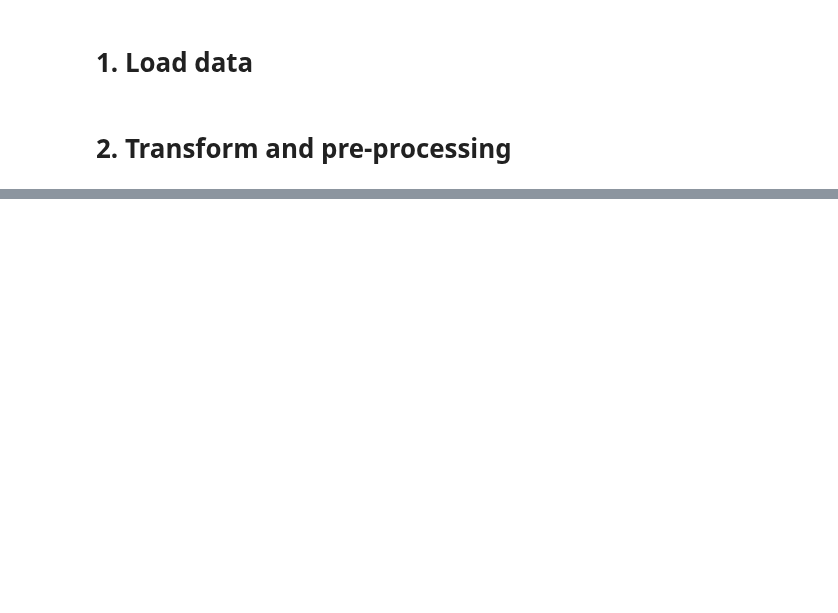
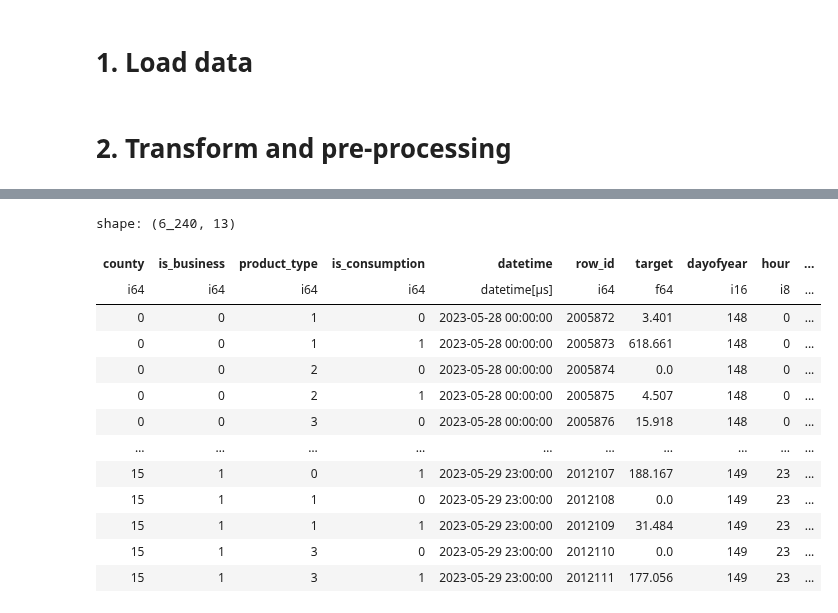
Before and after one commit to dinhtanloc/ads_enfit, a Jupyter notebook: prj2/2.pre-processing/1.pre-processing.ipynb, the cells around one changed output, grey strips where cells are left out. Drawn from its saved outputs; the diff is of its cells as text; code cells hidden in the pictures; blank space fills up the shorter version.

```diff
--- a/prj2/2.pre-processing/1.pre-processing.ipynb
+++ b/prj2/2.pre-processing/1.pre-processing.ipynb
@@ -263,3 +288,30 @@ df_target = pl.concat([df_target, df_new_target]).unique(['datetime', 'county',
+# %%
+df_y = df_test.join(df_new_target, on=['datetime', 'county','is_business','product_type','is_consumption'], how='inner')
+df_y = df_y.with_columns([
+    pl.col("datetime").dt.ordinal_day().alias("dayofyear"),
+    pl.col("datetime").dt.hour().alias("hour"),
+    pl.col("datetime").dt.day().alias("day"),
+    pl.col("datetime").dt.weekday().alias("weekday"),
+    pl.col("datetime").dt.month().alias("month"),
+    pl.col("datetime").dt.year().alias("year")
+])
+
+df_y
+# %% [output]
+shape: (6_240, 13)
+| county | is_business | product_type | is_consumption | datetime | row_id | target | dayofyear | hour | ... |
+| i64 | i64 | i64 | i64 | datetime[μs] | i64 | f64 | i16 | i8 | ... |
+| 0 | 0 | 1 | 0 | 2023-05-28 00:00:00 | 2005872 | 3.401 | 148 | 0 | ... |
+| 0 | 0 | 1 | 1 | 2023-05-28 00:00:00 | 2005873 | 618.661 | 148 | 0 | ... |
+| 0 | 0 | 2 | 0 | 2023-05-28 00:00:00 | 2005874 | 0.0 | 148 | 0 | ... |
+| 0 | 0 | 2 | 1 | 2023-05-28 00:00:00 | 2005875 | 4.507 | 148 | 0 | ... |
+| 0 | 0 | 3 | 0 | 2023-05-28 00:00:00 | 2005876 | 15.918 | 148 | 0 | ... |
+| … | … | … | … | … | … | … | … | … | ... |
+| 15 | 1 | 0 | 1 | 2023-05-29 23:00:00 | 2012107 | 188.167 | 149 | 23 | ... |
+| 15 | 1 | 1 | 0 | 2023-05-29 23:00:00 | 2012108 | 0.0 | 149 | 23 | ... |
+| 15 | 1 | 1 | 1 | 2023-05-29 23:00:00 | 2012109 | 31.484 | 149 | 23 | ... |
+| 15 | 1 | 3 | 0 | 2023-05-29 23:00:00 | 2012110 | 0.0 | 149 | 23 | ... |
+| 15 | 1 | 3 | 1 | 2023-05-29 23:00:00 | 2012111 | 177.056 | 149 | 23 | ... |
 # %%
 df_test_features = generate_features(
         df_test,
```
Also changed, not shown: parts of 13 cells of this notebook, 4 other files.
